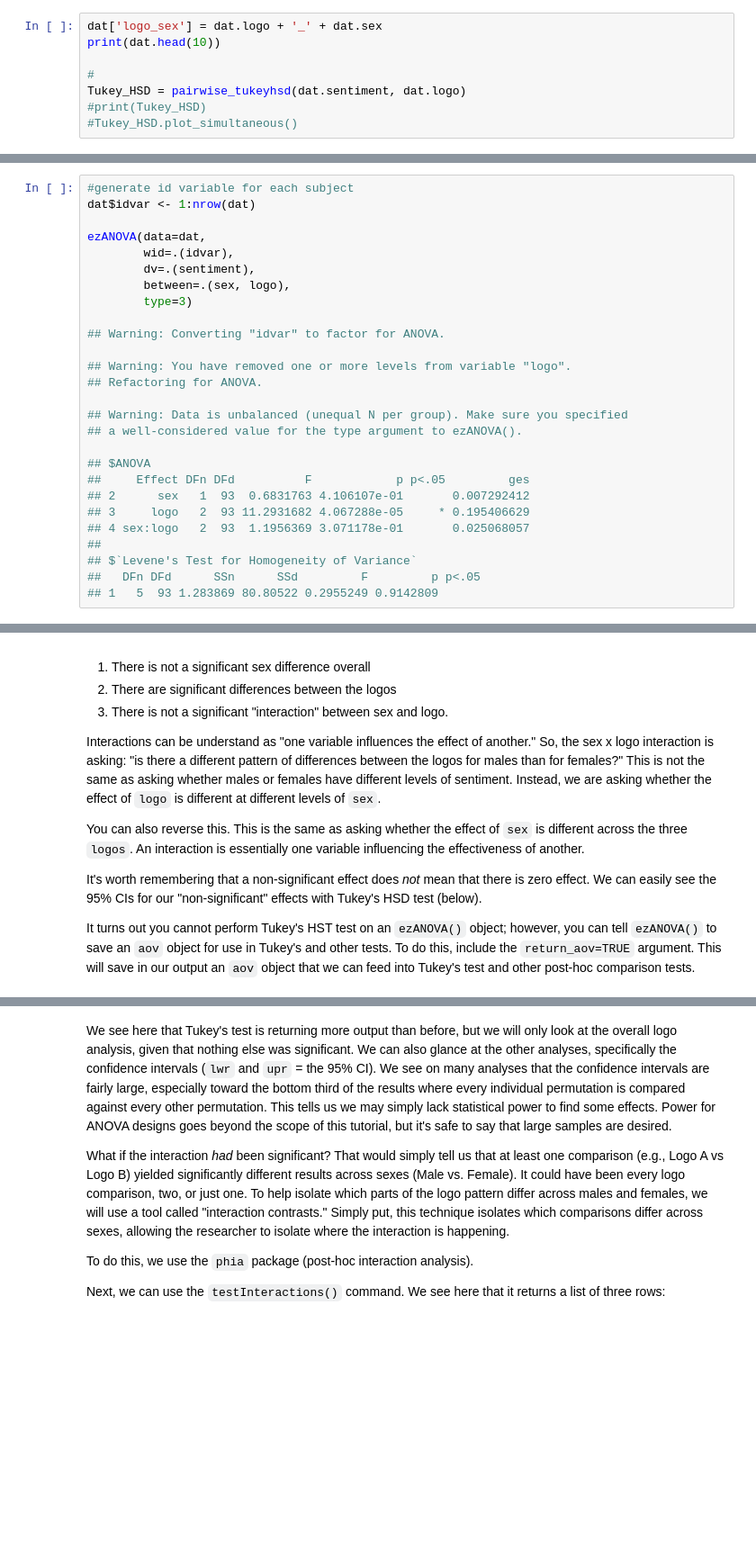
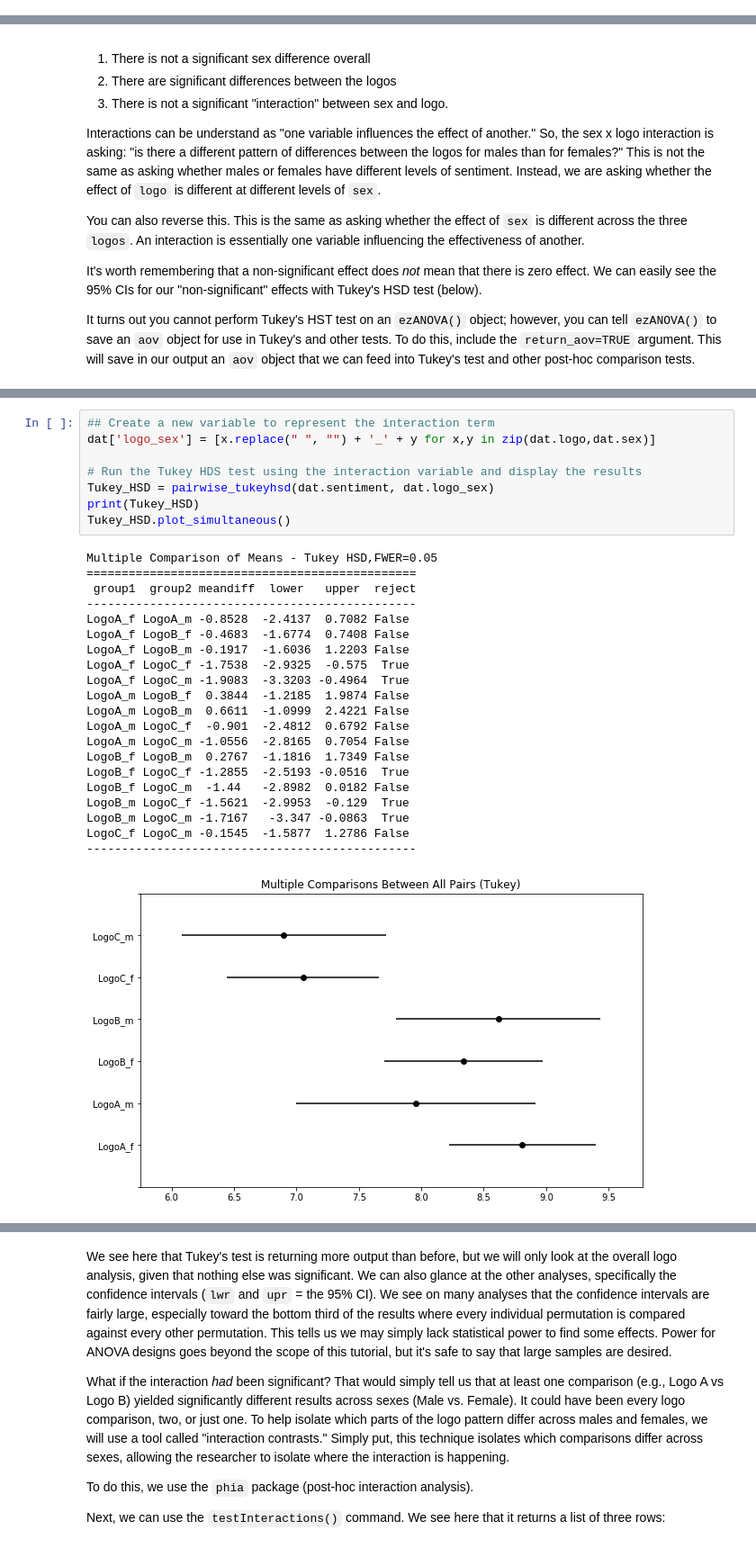
Before and after one commit to Tommytrungto/Research-Methods-for-Data-Science-with-Python, a Jupyter notebook: Module5/Mod5_Lab4_-_Factorial.ipynb, the cells around one changed output, grey strips where cells are left out. Shown at 90% size. Cells and saved outputs as stored; diff of their text form; blank space fills up the shorter version.

```diff
--- a/Module5/Mod5_Lab4_-_Factorial.ipynb
+++ b/Module5/Mod5_Lab4_-_Factorial.ipynb
@@ -192,8 +131,0 @@ dat.head()
-# %%
-dat['logo_sex'] = dat.logo + '_' + dat.sex
-print(dat.head(10))
-
-#
-Tukey_HSD = pairwise_tukeyhsd(dat.sentiment, dat.logo)
-#print(Tukey_HSD)
-#Tukey_HSD.plot_simultaneous()
@@ -219,27 +131,0 @@ TypeError: '<' not supported between instances of 'float' and 'str'
-# %%
-#generate id variable for each subject
-dat$idvar <- 1:nrow(dat)
-
-ezANOVA(data=dat,
-        wid=.(idvar),
-        dv=.(sentiment),
-        between=.(sex, logo),
-        type=3)
-
-## Warning: Converting "idvar" to factor for ANOVA.
-
-## Warning: You have removed one or more levels from variable "logo".
-## Refactoring for ANOVA.
-
-## Warning: Data is unbalanced (unequal N per group). Make sure you specified
-## a well-considered value for the type argument to ezANOVA().
-
-## $ANOVA
-##     Effect DFn DFd          F            p p<.05         ges
-## 2      sex   1  93  0.6831763 4.106107e-01       0.007292412
-## 3     logo   2  93 11.2931682 4.067288e-05     * 0.195406629
-## 4 sex:logo   2  93  1.1956369 3.071178e-01       0.025068057
-##
-## $`Levene's Test for Homogeneity of Variance`
-##   DFn DFd      SSn      SSd         F         p p<.05
-## 1   5  93 1.283869 80.80522 0.2955249 0.9142809
@@ -392,0 +215,30 @@ m:Logo C-f:Logo C -0.1545455 -1.587741  1.27865036 0.9995814
+# %%
+## Create a new variable to represent the interaction term
+dat['logo_sex'] = [x.replace(" ", "") + '_' + y for x,y in zip(dat.logo,dat.sex)]
+
+# Run the Tukey HDS test using the interaction variable and display the results
+Tukey_HSD = pairwise_tukeyhsd(dat.sentiment, dat.logo_sex)
+print(Tukey_HSD)
+Tukey_HSD.plot_simultaneous()
+# %% [output]
+Multiple Comparison of Means - Tukey HSD,FWER=0.05
+===============================================
+ group1  group2 meandiff  lower   upper  reject
+-----------------------------------------------
+LogoA_f LogoA_m -0.8528  -2.4137  0.7082 False
+LogoA_f LogoB_f -0.4683  -1.6774  0.7408 False
+LogoA_f LogoB_m -0.1917  -1.6036  1.2203 False
+LogoA_f LogoC_f -1.7538  -2.9325  -0.575  True
+LogoA_f LogoC_m -1.9083  -3.3203 -0.4964  True
+LogoA_m LogoB_f  0.3844  -1.2185  1.9874 False
+LogoA_m LogoB_m  0.6611  -1.0999  2.4221 False
+LogoA_m LogoC_f  -0.901  -2.4812  0.6792 False
+LogoA_m LogoC_m -1.0556  -2.8165  0.7054 False
+LogoB_f LogoB_m  0.2767  -1.1816  1.7349 False
+LogoB_f LogoC_f -1.2855  -2.5193 -0.0516  True
+LogoB_f LogoC_m  -1.44   -2.8982  0.0182 False
+LogoB_m LogoC_f -1.5621  -2.9953  -0.129  True
+LogoB_m LogoC_m -1.7167   -3.347 -0.0863  True
+LogoC_f LogoC_m -0.1545  -1.5877  1.2786 False
+-----------------------------------------------
+[figure, added]
```
Also changed, not shown: parts of 18 cells of this notebook.
